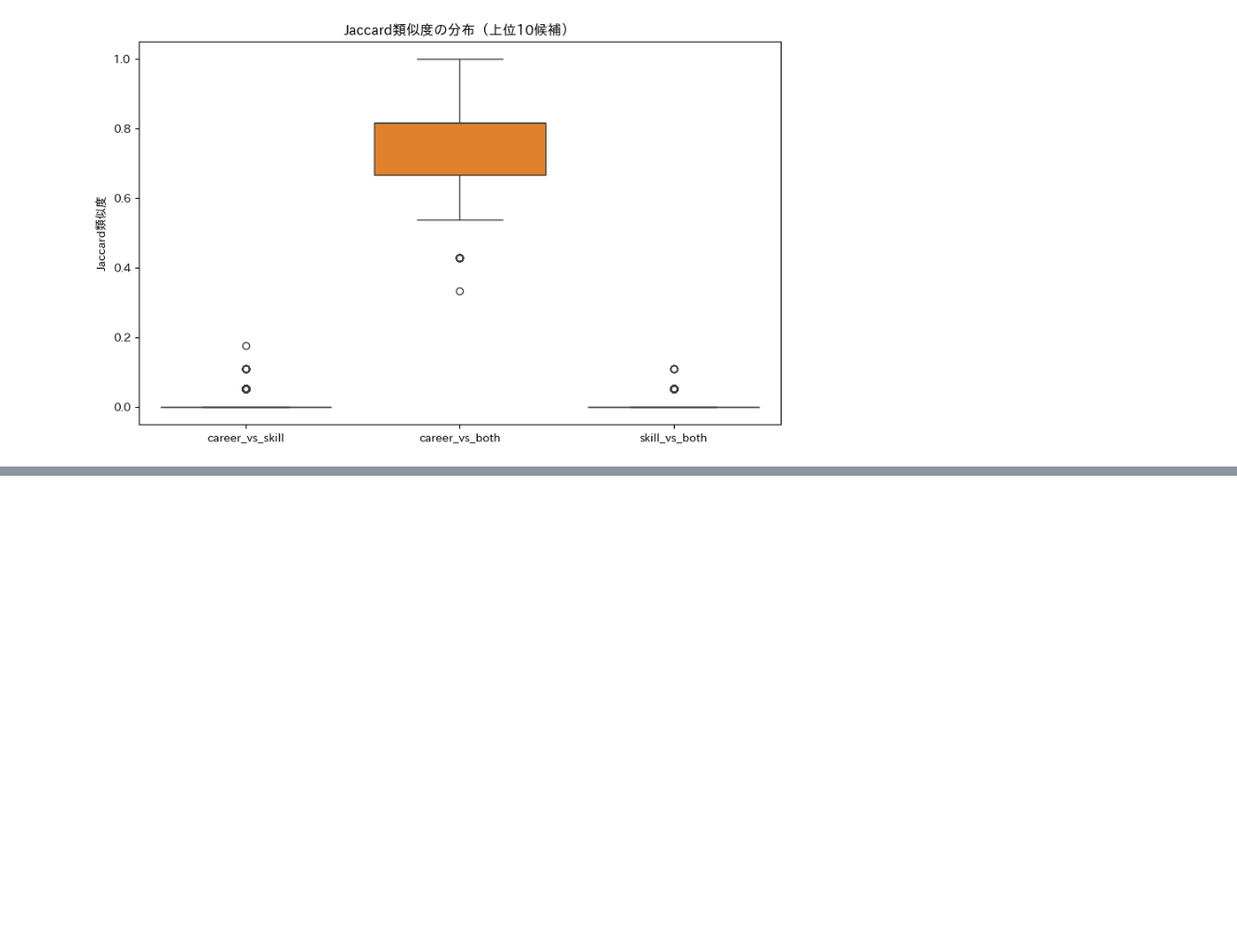
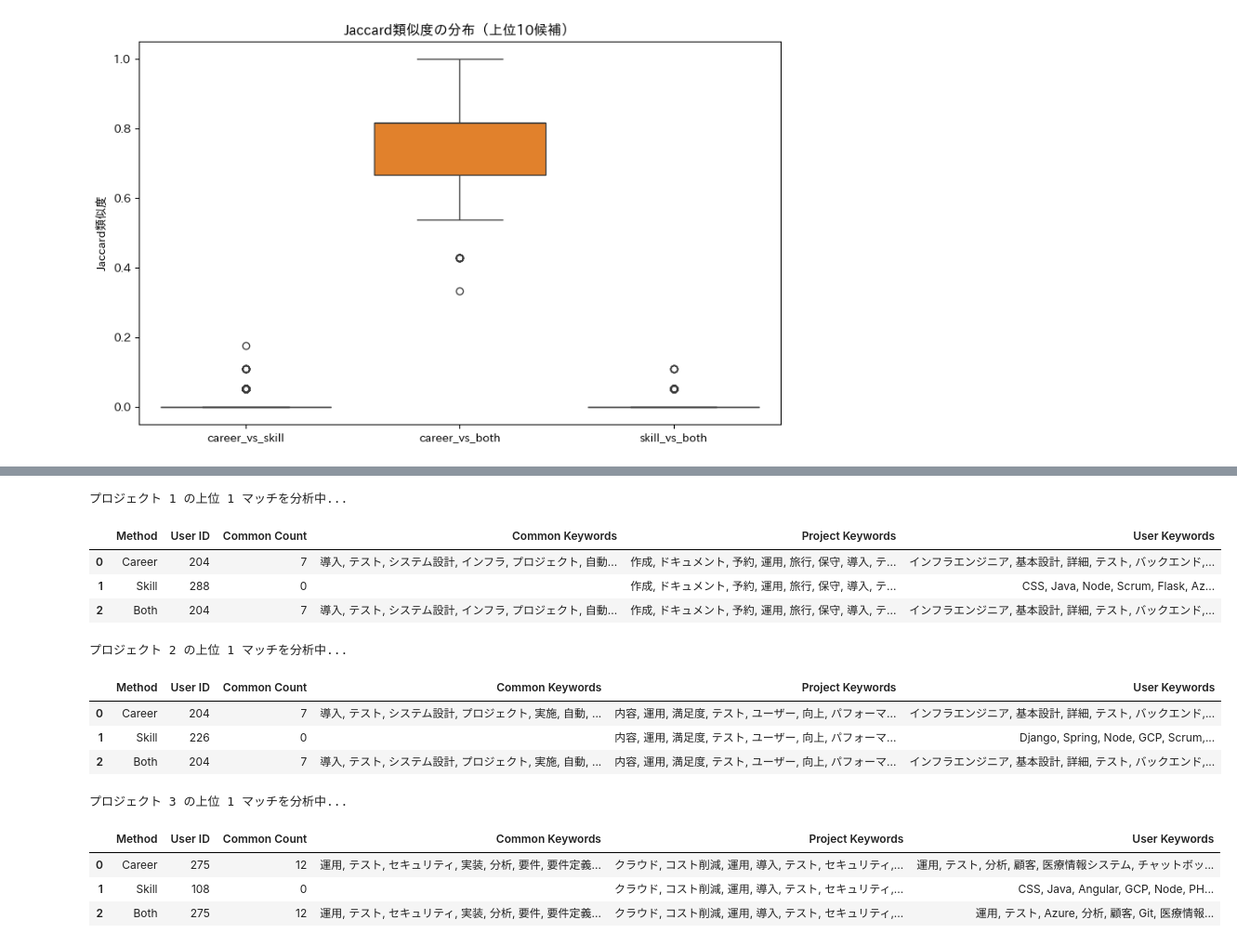
Before and after one commit to Aoki-Dai/research, a Jupyter notebook: notebooks/26_comparison.ipynb, the cells around one changed output, grey strips where cells are left out. Shown at 93% size. Drawn from its saved outputs; the diff is of its cells as text; code cells hidden in the pictures; blank space fills up the shorter version.

Commit message:
プロジェクト側の名詞とマッチした人材の名詞一覧を出して比較する処理に追加

```diff
--- a/notebooks/26_comparison.ipynb
+++ b/notebooks/26_comparison.ipynb
@@ -244,0 +209,52 @@ User Keywords (Top 5): ['インフラエンジニア', '基本設計', '詳細',
+# %%
+def compare_matches_table(project_id: int, top_k: int = 1):
+    """
+    各手法の上位マッチングを比較するテーブルを表示
+    """
+    results = []
+
+    # 各手法のデータフレームとメソッド名のマッピング
+    methods = [
+        ('Career', df_career, 'career'),
+        ('Skill', df_skill, 'skill'),
+        ('Both', df_both, 'both')
+    ]
+
+    print(f"プロジェクト {project_id} の上位 {top_k} マッチを分析中...")
+
+    for method_name, df, method_key in methods:
+        # 特定プロジェクトの上位ユーザーを取得
+        top_users = df[df['project_id'] == project_id].head(top_k)['user_id'].tolist()
+
+        for user_id in top_users:
+            res = analyze_match_reason(project_id, user_id, method_key)
+            # 表示用にメソッド名を調整
+            res['Method'] = method_name
+            results.append(res)
+
+    # DataFrame作成
+    df_results = pd.DataFrame(results)
+
+    # カラムの並び替え
+    cols = ['Method', 'User ID', 'Common Count', 'Common Keywords', 'Project Keywords', 'User Keywords']
+    return df_results[cols]
+# %%
+for target_project_id in [1, 2, 3]:
+    df_comparison = compare_matches_table(target_project_id)
+    display(df_comparison)
+# %% [output]
+プロジェクト 1 の上位 1 マッチを分析中...
+|  | Method | User ID | Common Count | Common Keywords | Project Keywords | User Keywords |
+| 0 | Career | 204 | 7 | 導入, テスト, システム設計, インフラ, プロジェクト, 自動... | 作成, ドキュメント, 予約, 運用, 旅行, 保守, 導入, テ... | インフラエンジニア, 基本設計, 詳細, テスト, バックエンド,... |
+| 1 | Skill | 288 | 0 |  | 作成, ドキュメント, 予約, 運用, 旅行, 保守, 導入, テ... | CSS, Java, Node, Scrum, Flask, Az... |
+| 2 | Both | 204 | 7 | 導入, テスト, システム設計, インフラ, プロジェクト, 自動... | 作成, ドキュメント, 予約, 運用, 旅行, 保守, 導入, テ... | インフラエンジニア, 基本設計, 詳細, テスト, バックエンド,... |
+プロジェクト 2 の上位 1 マッチを分析中...
+|  | Method | User ID | Common Count | Common Keywords | Project Keywords | User Keywords |
+| 0 | Career | 204 | 7 | 導入, テスト, システム設計, プロジェクト, 実施, 自動, ... | 内容, 運用, 満足度, テスト, ユーザー, 向上, パフォーマ... | インフラエンジニア, 基本設計, 詳細, テスト, バックエンド,... |
+| 1 | Skill | 226 | 0 |  | 内容, 運用, 満足度, テスト, ユーザー, 向上, パフォーマ... | Django, Spring, Node, GCP, Scrum,... |
+| 2 | Both | 204 | 7 | 導入, テスト, システム設計, プロジェクト, 実施, 自動, ... | 内容, 運用, 満足度, テスト, ユーザー, 向上, パフォーマ... | インフラエンジニア, 基本設計, 詳細, テスト, バックエンド,... |
+プロジェクト 3 の上位 1 マッチを分析中...
+|  | Method | User ID | Common Count | Common Keywords | Project Keywords | User Keywords |
+| 0 | Career | 275 | 12 | 運用, テスト, セキュリティ, 実装, 分析, 要件, 要件定義... | クラウド, コスト削減, 運用, 導入, テスト, セキュリティ,... | 運用, テスト, 分析, 顧客, 医療情報システム, チャットボッ... |
+| 1 | Skill | 108 | 0 |  | クラウド, コスト削減, 運用, 導入, テスト, セキュリティ,... | CSS, Java, Angular, GCP, Node, PH... |
+| 2 | Both | 275 | 12 | 運用, テスト, セキュリティ, 実装, 分析, 要件, 要件定義... | クラウド, コスト削減, 運用, 導入, テスト, セキュリティ,... | 運用, テスト, Azure, 分析, 顧客, Git, 医療情報... |
```
Also changed, not shown: parts of 6 cells of this notebook.
